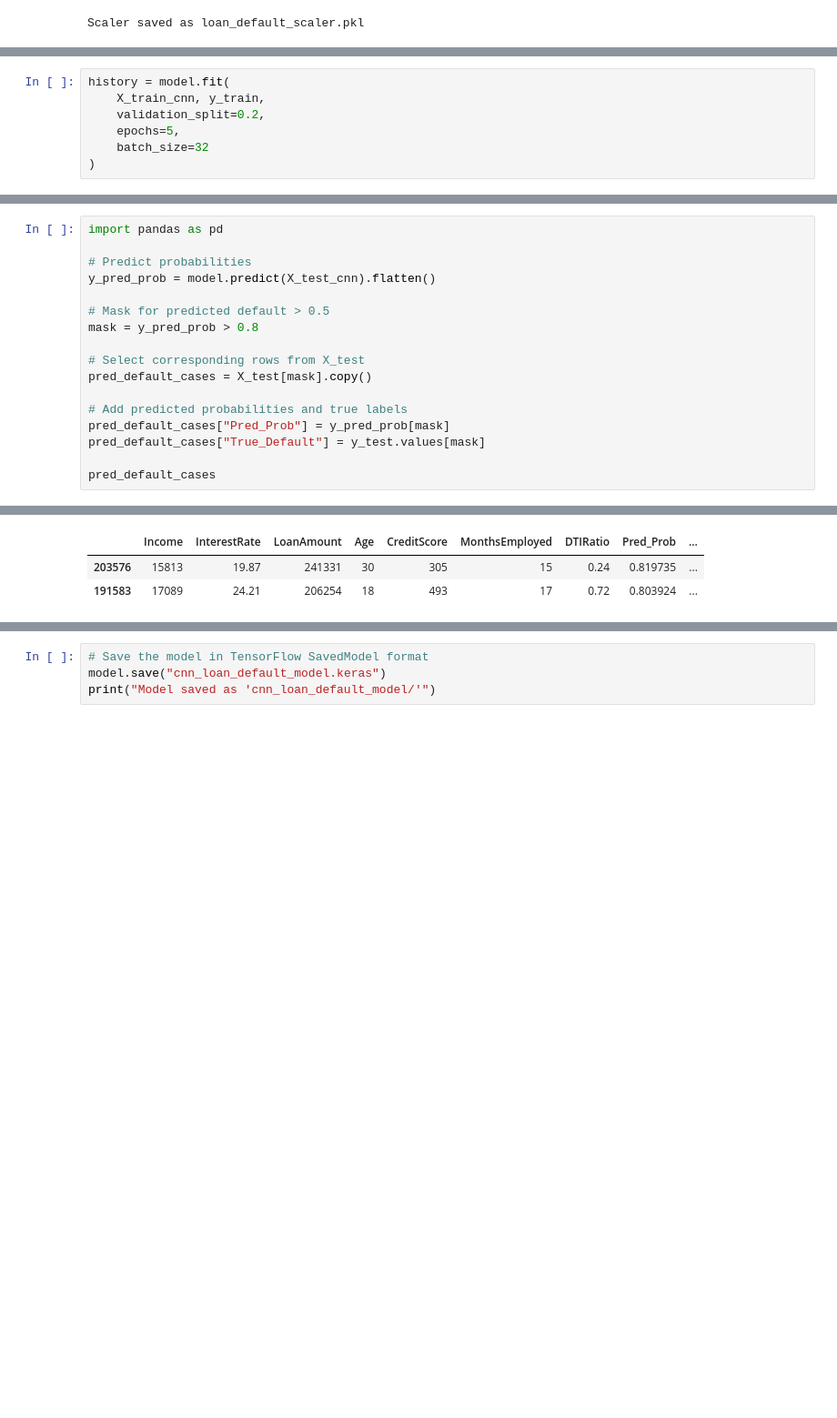
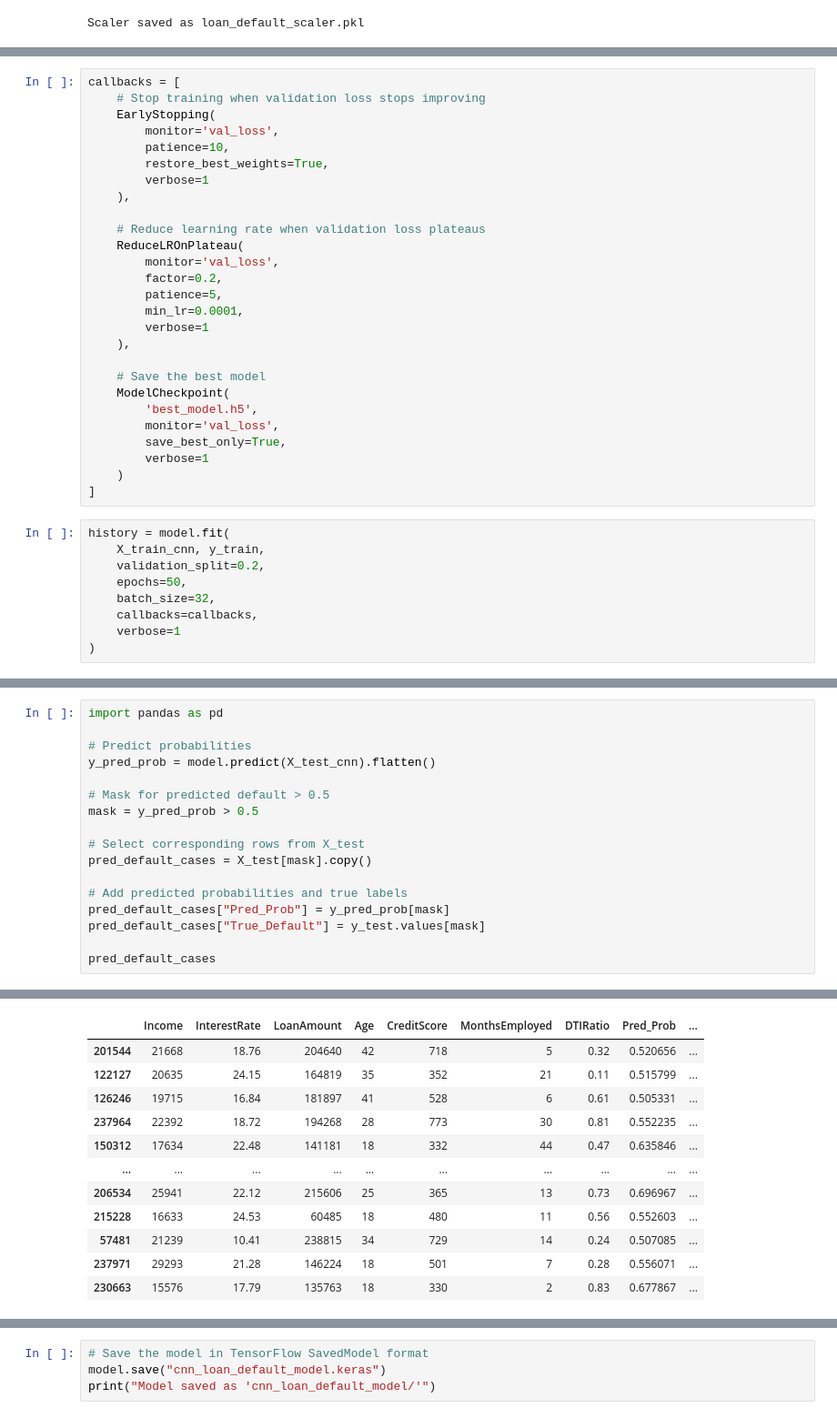
Before and after one commit to Winstone-Were/adaptive-lending-ics-ii-project, a Jupyter notebook: model/notebook.ipynb, the cells around one changed output, grey strips where cells are left out. Shown at 91% size. Drawn from its saved outputs; the diff is of its cells as text; blank space fills up the shorter version.

```diff
--- a/model/notebook.ipynb
+++ b/model/notebook.ipynb
@@ -211,8 +232,37 @@ Model: "sequential"
+# %%
+callbacks = [
+    # Stop training when validation loss stops improving
+    EarlyStopping(
+        monitor='val_loss',
+        patience=10,
+        restore_best_weights=True,
+        verbose=1
+    ),
+
+    # Reduce learning rate when validation loss plateaus
+    ReduceLROnPlateau(
+        monitor='val_loss',
+        factor=0.2,
+        patience=5,
+        min_lr=0.0001,
+        verbose=1
+    ),
+
+    # Save the best model
+    ModelCheckpoint(
+        'best_model.h5',
+        monitor='val_loss',
+        save_best_only=True,
+        verbose=1
+    )
+]
 # %%
 history = model.fit(
     X_train_cnn, y_train,
     validation_split=0.2,
-    epochs=5,
-    batch_size=32
+    epochs=50,
+    batch_size=32,
+    callbacks=callbacks,
+    verbose=1
 )
 # %% [output]
@@ -267,7 +367,7 @@ import pandas as pd
 y_pred_prob = model.predict(X_test_cnn).flatten()
 
 # Mask for predicted default > 0.5
-mask = y_pred_prob > 0.8
+mask = y_pred_prob > 0.5
 
 # Select corresponding rows from X_test
 pred_default_cases = X_test[mask].copy()
@@ -282,3 +382,12 @@ pred_default_cases
 |  | Income | InterestRate | LoanAmount | Age | CreditScore | MonthsEmployed | DTIRatio | Pred_Prob | ... |
-| 203576 | 15813 | 19.87 | 241331 | 30 | 305 | 15 | 0.24 | 0.819735 | ... |
-| 191583 | 17089 | 24.21 | 206254 | 18 | 493 | 17 | 0.72 | 0.803924 | ... |
+| 201544 | 21668 | 18.76 | 204640 | 42 | 718 | 5 | 0.32 | 0.520656 | ... |
+| 122127 | 20635 | 24.15 | 164819 | 35 | 352 | 21 | 0.11 | 0.515799 | ... |
+| 126246 | 19715 | 16.84 | 181897 | 41 | 528 | 6 | 0.61 | 0.505331 | ... |
+| 237964 | 22392 | 18.72 | 194268 | 28 | 773 | 30 | 0.81 | 0.552235 | ... |
+| 150312 | 17634 | 22.48 | 141181 | 18 | 332 | 44 | 0.47 | 0.635846 | ... |
+| ... | ... | ... | ... | ... | ... | ... | ... | ... | ... |
+| 206534 | 25941 | 22.12 | 215606 | 25 | 365 | 13 | 0.73 | 0.696967 | ... |
+| 215228 | 16633 | 24.53 | 60485 | 18 | 480 | 11 | 0.56 | 0.552603 | ... |
+| 57481 | 21239 | 10.41 | 238815 | 34 | 729 | 14 | 0.24 | 0.507085 | ... |
+| 237971 | 29293 | 21.28 | 146224 | 18 | 501 | 7 | 0.28 | 0.556071 | ... |
+| 230663 | 15576 | 17.79 | 135763 | 18 | 330 | 2 | 0.83 | 0.677867 | ... |
```
Also changed, not shown: parts of 9 cells of this notebook, 33 other files.
